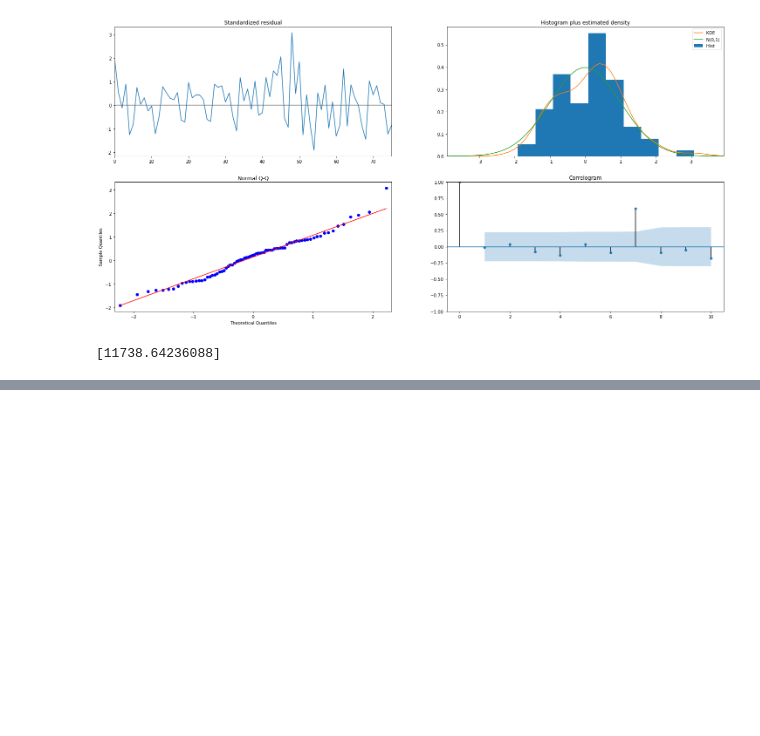
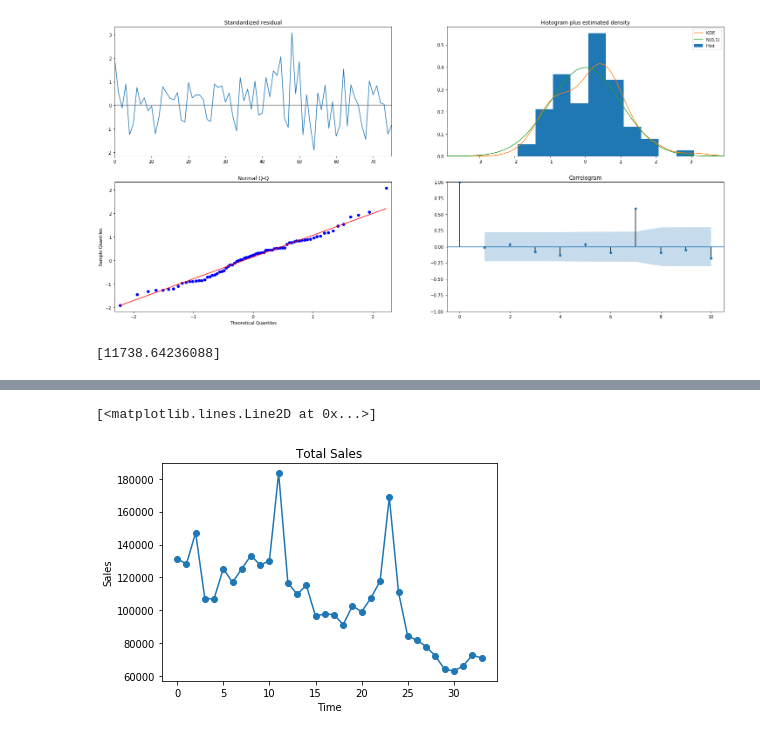
Before and after one commit to PaulGuo5/Predict-Future-Sales, a Jupyter notebook: arima.ipynb, the cells around one changed output, grey strips where cells are left out. Saved outputs shown, nothing was run; the diff lists cells and outputs as text; code cells hidden in the pictures; blank space fills up the shorter version.

```diff
--- a/arima.ipynb
+++ b/arima.ipynb
@@ -188 +188,9 @@ sigma2      5.012e+08   6.79e-10   7.38e+17      0.000    5.01e+08    5.01e+08
 dtype: float64
+# %%
+plt.title("Total Sales")
+plt.xlabel("Time")
+plt.ylabel("Sales")
+plt.plot(total_monthlysales['item_cnt_day_group'],marker='o')
+# %% [output]
+[<matplotlib.lines.Line2D at 0x...>]
+[figure, added]
```
Also changed, not shown: parts of 12 cells of this notebook.
